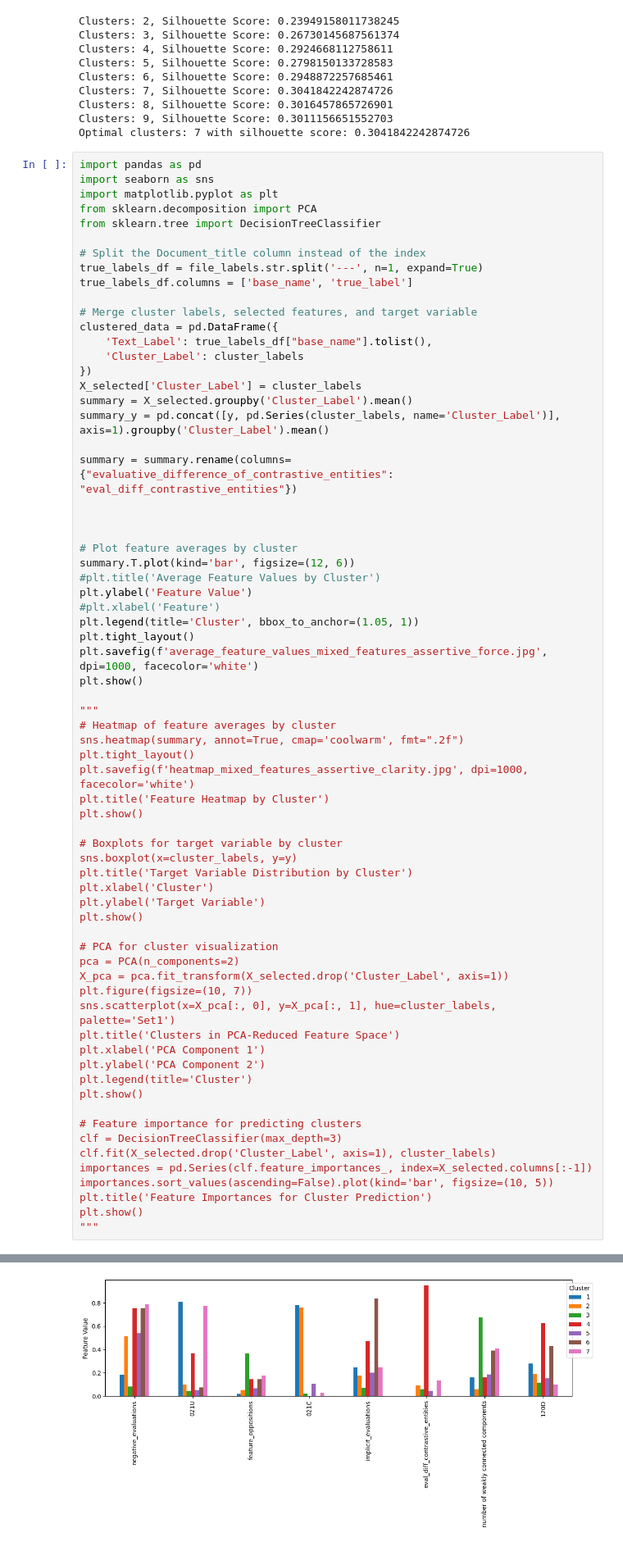
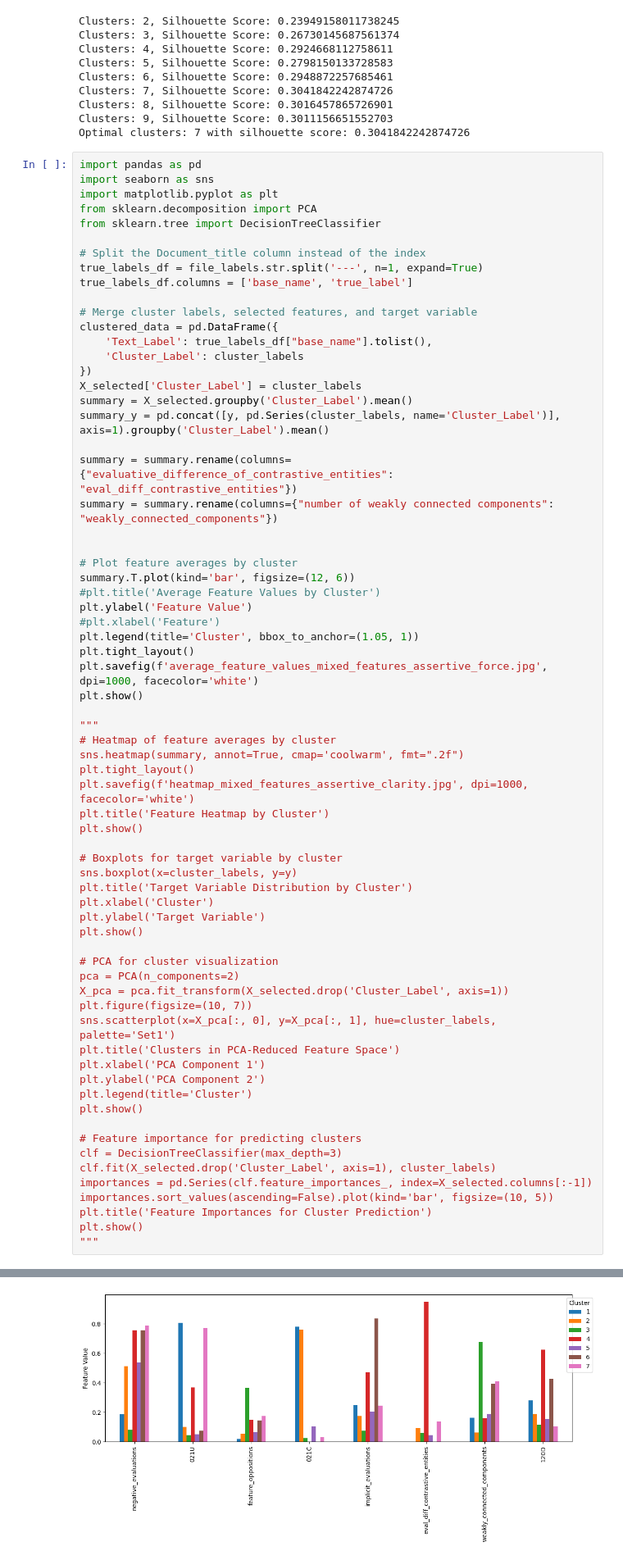
Before and after one commit to bgittel/Evaluative-Text-Structures, a Jupyter notebook: clustering_annotation_corpus_assertive_force.ipynb, the cells around one changed output, grey strips where cells are left out. Shown at 82% size. Saved outputs shown, nothing was run; the diff lists cells and outputs as text.

```diff
--- a/clustering_annotation_corpus_assertive_force.ipynb
+++ b/clustering_annotation_corpus_assertive_force.ipynb
@@ -1157,7 +1157,7 @@ summary = X_selected.groupby('Cluster_Label').mean()
 summary_y = pd.concat([y, pd.Series(cluster_labels, name='Cluster_Label')], axis=1).groupby('Cluster_Label').mean()
 
 summary = summary.rename(columns={"evaluative_difference_of_contrastive_entities": "eval_diff_contrastive_entities"})
-
+summary = summary.rename(columns={"number of weakly connected components": "weakly_connected_components"})
 
 
 # Plot feature averages by cluster
@@ -1183,34 +1183,34 @@ sns.boxplot(x=cluster_labels, y=y)
 plt.title('Target Variable Distribution by Cluster')
 plt.xlabel('Cluster')
 plt.ylabel('Target Variable')
 plt.show()
 
 # PCA for cluster visualization
 pca = PCA(n_components=2)
 X_pca = pca.fit_transform(X_selected.drop('Cluster_Label', axis=1))
 plt.figure(figsize=(10, 7))
 sns.scatterplot(x=X_pca[:, 0], y=X_pca[:, 1], hue=cluster_labels, palette='Set1')
 plt.title('Clusters in PCA-Reduced Feature Space')
 plt.xlabel('PCA Component 1')
 plt.ylabel('PCA Component 2')
 plt.legend(title='Cluster')
 plt.show()
 
 # Feature importance for predicting clusters
 clf = DecisionTreeClassifier(max_depth=3)
 clf.fit(X_selected.drop('Cluster_Label', axis=1), cluster_labels)
 importances = pd.Series(clf.feature_importances_, index=X_selected.columns[:-1])
 importances.sort_values(ascending=False).plot(kind='bar', figsize=(10, 5))
 plt.title('Feature Importances for Cluster Prediction')
 plt.show()
 """
 # %% [output]
 A value is trying to be set on a copy of a slice from a DataFrame.
 Try using .loc[row_indexer,col_indexer] = value instead
 
 See the caveats in the documentation: https://pandas.pydata.org/pandas-docs/stable/user_guide/indexing.html#returning-a-view-versus-a-copy
   X_selected['Cluster_Label'] = cluster_labels
-[figure, old version]
+[figure, new version]
 '\n# Heatmap of feature averages by cluster\nsns.heatmap(summary, annot=True, cmap=\'coolwarm\', fmt=".2f")\nplt.tight_layout()\nplt.savefig(f\'heatmap_mixed_features_assertive_clarity.jpg\', dpi=1000 ...
 # %%
 clustered_data
```
Also changed, not shown: parts of 2 cells of this notebook.
